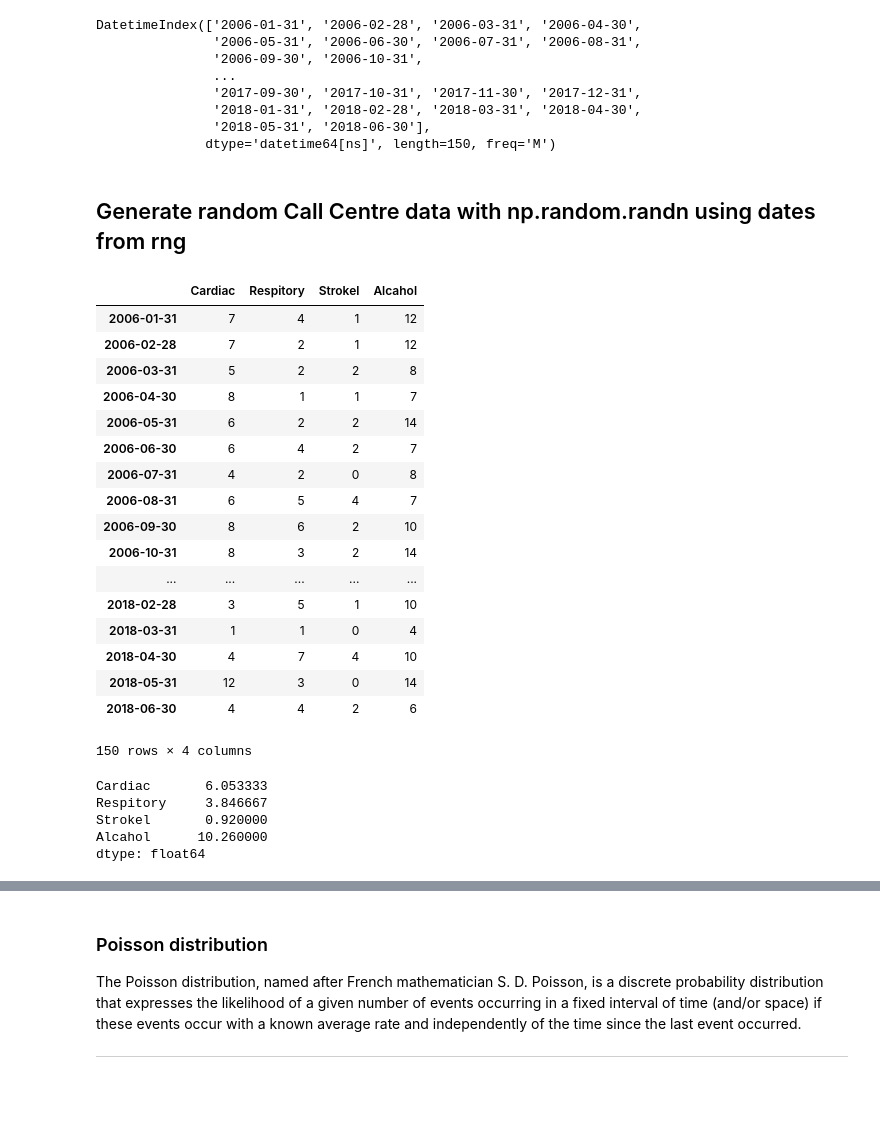
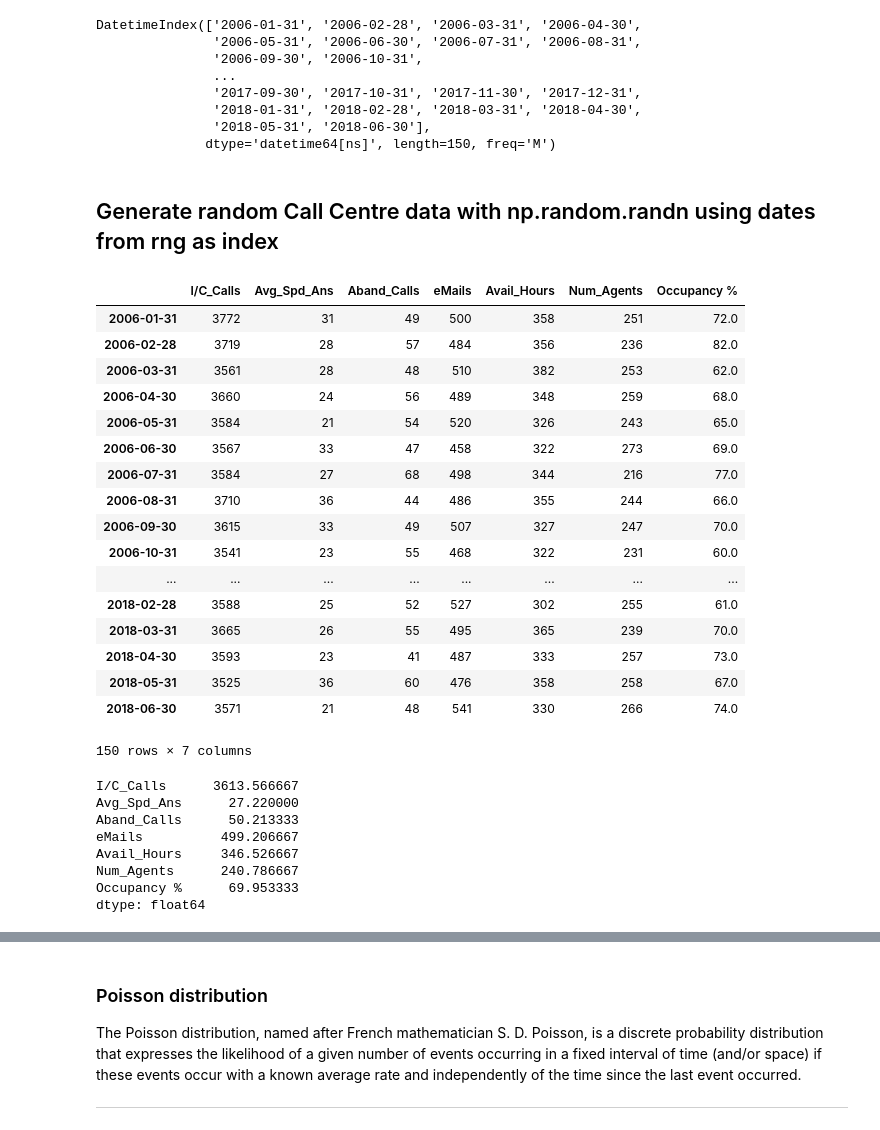
Before and after one commit to eamonnofarrell/Programming_Project, a Jupyter notebook: Prog_Project.ipynb, the cells around one changed output, grey strips where cells are left out. Drawn from its saved outputs; the diff is of its cells as text; code cells hidden in the pictures; blank space fills up the shorter version.

```diff
--- a/Prog_Project.ipynb
+++ b/Prog_Project.ipynb
@@ -49,38 +33,45 @@ DatetimeIndex(['2006-01-31', '2006-02-28', '2006-03-31', '2006-04-30',
                '2018-05-31', '2018-06-30'],
               dtype='datetime64[ns]', length=150, freq='M')
 # %% [markdown]
-## Generate random Call Centre data with np.random.randn using dates from rng
+## Generate random Call Centre data with np.random.randn using dates from rng as index
 # %%
-ts = pd.DataFrame(np.random.poisson(6, len(rng)), index=rng, columns = ["Cardiac"])
-ts["Respitory"] = pd.DataFrame.assign(np.random.poisson(4, len(rng)))
-ts["Strokel"] = pd.DataFrame.assign(np.random.poisson(1, len(rng)))
-ts["Alcahol"] = pd.DataFrame.assign(np.random.poisson(10, len(rng)))
-ts
+Calls = pd.DataFrame(np.random.poisson(3617, len(rng)), index=rng, columns = ["I/C_Calls"])
+Calls["Avg_Spd_Ans"] = pd.DataFrame.assign(np.random.poisson(27, len(rng)))
+Calls["Aband_Calls"] = pd.DataFrame.assign(np.random.poisson(50, len(rng)))
+Calls["eMails"] = pd.DataFrame.assign(np.random.poisson(500, len(rng)))
+Calls["Avail_Hours"] = pd.DataFrame.assign(np.random.poisson(347, len(rng)))
+Calls["Num_Agents"] = pd.DataFrame.assign(np.random.poisson(241, len(rng)))
+Calls["Occupancy %"] = pd.DataFrame.assign((ts.Num_Agents / ts.Avail_Hours)*100)
+Calls["Occupancy %"] = Calls["Occupancy %"].apply(np.round)
+Calls
 # %% [output]
-|  | Cardiac | Respitory | Strokel | Alcahol |
-| 2006-01-31 | 7 | 4 | 1 | 12 |
-| 2006-02-28 | 7 | 2 | 1 | 12 |
-| 2006-03-31 | 5 | 2 | 2 | 8 |
-| 2006-04-30 | 8 | 1 | 1 | 7 |
-| 2006-05-31 | 6 | 2 | 2 | 14 |
-| 2006-06-30 | 6 | 4 | 2 | 7 |
-| 2006-07-31 | 4 | 2 | 0 | 8 |
-| 2006-08-31 | 6 | 5 | 4 | 7 |
-| 2006-09-30 | 8 | 6 | 2 | 10 |
-| 2006-10-31 | 8 | 3 | 2 | 14 |
-| ... | ... | ... | ... | ... |
-| 2018-02-28 | 3 | 5 | 1 | 10 |
-| 2018-03-31 | 1 | 1 | 0 | 4 |
-| 2018-04-30 | 4 | 7 | 4 | 10 |
-| 2018-05-31 | 12 | 3 | 0 | 14 |
-| 2018-06-30 | 4 | 4 | 2 | 6 |
+|  | I/C_Calls | Avg_Spd_Ans | Aband_Calls | eMails | Avail_Hours | Num_Agents | Occupancy % |
+| 2006-01-31 | 3772 | 31 | 49 | 500 | 358 | 251 | 72.0 |
+| 2006-02-28 | 3719 | 28 | 57 | 484 | 356 | 236 | 82.0 |
+| 2006-03-31 | 3561 | 28 | 48 | 510 | 382 | 253 | 62.0 |
+| 2006-04-30 | 3660 | 24 | 56 | 489 | 348 | 259 | 68.0 |
+| 2006-05-31 | 3584 | 21 | 54 | 520 | 326 | 243 | 65.0 |
+| 2006-06-30 | 3567 | 33 | 47 | 458 | 322 | 273 | 69.0 |
+| 2006-07-31 | 3584 | 27 | 68 | 498 | 344 | 216 | 77.0 |
+| 2006-08-31 | 3710 | 36 | 44 | 486 | 355 | 244 | 66.0 |
+| 2006-09-30 | 3615 | 33 | 49 | 507 | 327 | 247 | 70.0 |
+| 2006-10-31 | 3541 | 23 | 55 | 468 | 322 | 231 | 60.0 |
+| ... | ... | ... | ... | ... | ... | ... | ... |
+| 2018-02-28 | 3588 | 25 | 52 | 527 | 302 | 255 | 61.0 |
+| 2018-03-31 | 3665 | 26 | 55 | 495 | 365 | 239 | 70.0 |
+| 2018-04-30 | 3593 | 23 | 41 | 487 | 333 | 257 | 73.0 |
+| 2018-05-31 | 3525 | 36 | 60 | 476 | 358 | 258 | 67.0 |
+| 2018-06-30 | 3571 | 21 | 48 | 541 | 330 | 266 | 74.0 |
-150 rows × 4 columns
+150 rows × 7 columns
 # %%
-ts.mean()
+Calls.mean()
 # %% [output]
-Cardiac       6.053333
-Respitory     3.846667
-Strokel       0.920000
-Alcahol      10.260000
+I/C_Calls      3613.566667
+Avg_Spd_Ans      27.220000
+Aband_Calls      50.213333
+eMails          499.206667
+Avail_Hours     346.526667
+Num_Agents      240.786667
+Occupancy %      69.953333
 dtype: float64
 # %%
```
Also changed, not shown: parts of 21 cells of this notebook.
